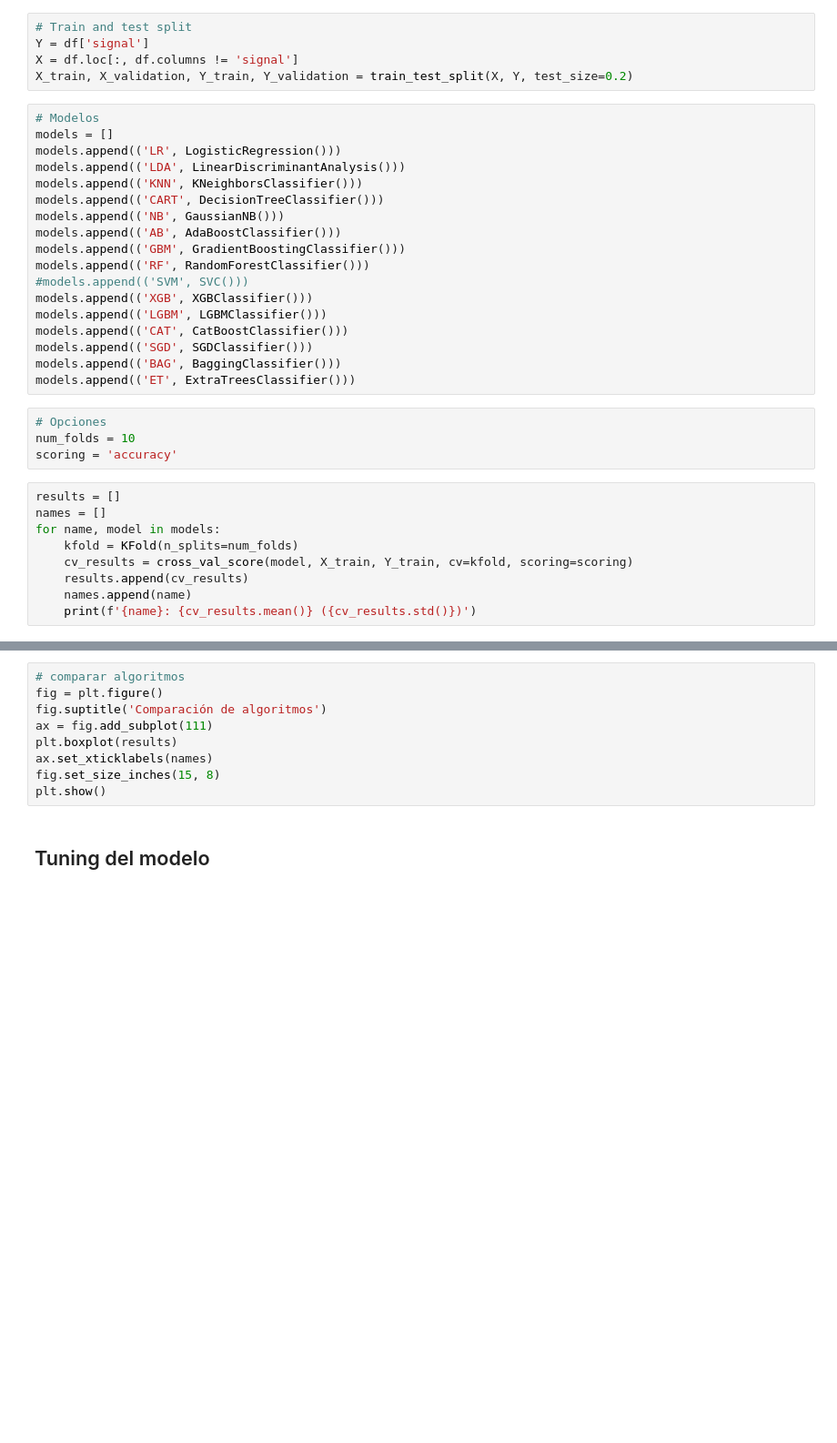
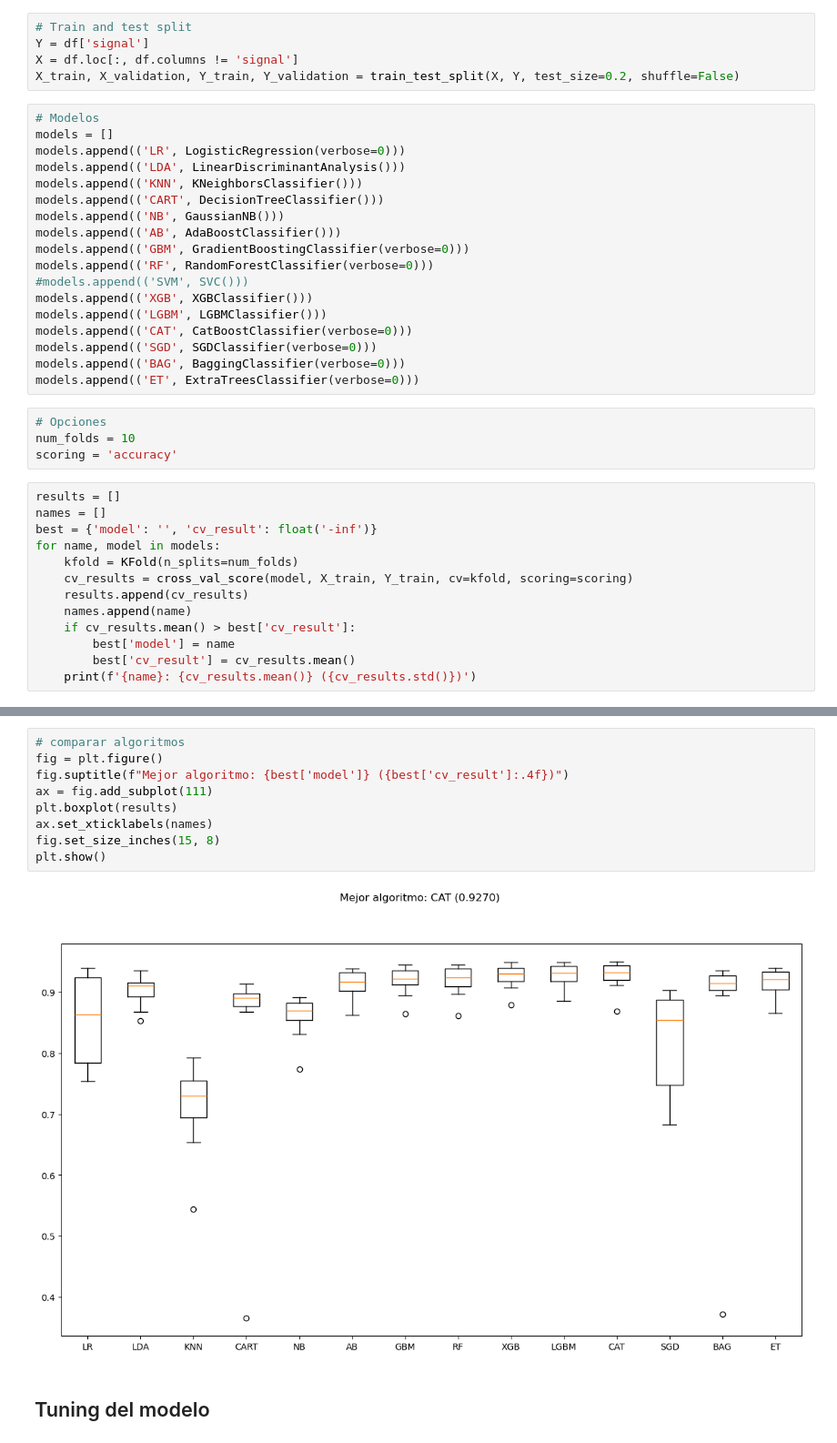
Before and after one commit to ajmtrz/ia_for_investments, a Jupyter notebook: supervised_classification/BitcoinTradingStrategy.ipynb, the cells around one changed output, grey strips where cells are left out. Shown at 91% size. Saved outputs shown, nothing was run; the diff lists cells and outputs as text; blank space fills up the shorter version.

```diff
--- a/supervised_classification/BitcoinTradingStrategy.ipynb
+++ b/supervised_classification/BitcoinTradingStrategy.ipynb
@@ -143,25 +181,25 @@ plt.show()
 # Train and test split
 Y = df['signal']
 X = df.loc[:, df.columns != 'signal']
-X_train, X_validation, Y_train, Y_validation = train_test_split(X, Y, test_size=0.2)
+X_train, X_validation, Y_train, Y_validation = train_test_split(X, Y, test_size=0.2, shuffle=False)
 # %%
 # Modelos
 models = []
-models.append(('LR', LogisticRegression()))
+models.append(('LR', LogisticRegression(verbose=0)))
 models.append(('LDA', LinearDiscriminantAnalysis()))
 models.append(('KNN', KNeighborsClassifier()))
 models.append(('CART', DecisionTreeClassifier()))
 models.append(('NB', GaussianNB()))
 models.append(('AB', AdaBoostClassifier()))
-models.append(('GBM', GradientBoostingClassifier()))
-models.append(('RF', RandomForestClassifier()))
+models.append(('GBM', GradientBoostingClassifier(verbose=0)))
+models.append(('RF', RandomForestClassifier(verbose=0)))
 #models.append(('SVM', SVC()))
 models.append(('XGB', XGBClassifier()))
 models.append(('LGBM', LGBMClassifier()))
-models.append(('CAT', CatBoostClassifier()))
-models.append(('SGD', SGDClassifier()))
-models.append(('BAG', BaggingClassifier()))
-models.append(('ET', ExtraTreesClassifier()))
+models.append(('CAT', CatBoostClassifier(verbose=0)))
+models.append(('SGD', SGDClassifier(verbose=0)))
+models.append(('BAG', BaggingClassifier(verbose=0)))
+models.append(('ET', ExtraTreesClassifier(verbose=0)))
 # %%
 # Opciones
 num_folds = 10
@@ -169,9 +207,13 @@ scoring = 'accuracy'
 # %%
 results = []
 names = []
+best = {'model': '', 'cv_result': float('-inf')}
 for name, model in models:
     kfold = KFold(n_splits=num_folds)
     cv_results = cross_val_score(model, X_train, Y_train, cv=kfold, scoring=scoring)
     results.append(cv_results)
     names.append(name)
+    if cv_results.mean() > best['cv_result']:
+        best['model'] = name
+        best['cv_result'] = cv_results.mean()
     print(f'{name}: {cv_results.mean()} ({cv_results.std()})')
@@ -178,12 +238,14 @@ for name, model in models:
 # %%
 # comparar algoritmos
 fig = plt.figure()
-fig.suptitle('Comparación de algoritmos')
+fig.suptitle(f"Mejor algoritmo: {best['model']} ({best['cv_result']:.4f})")
 ax = fig.add_subplot(111)
 plt.boxplot(results)
 ax.set_xticklabels(names)
 fig.set_size_inches(15, 8)
 plt.show()
+# %% [output]
+[figure, added]
 # %% [markdown]
 ## Tuning del modelo
 # %%
```
Also changed, not shown: parts of 22 cells of this notebook.
